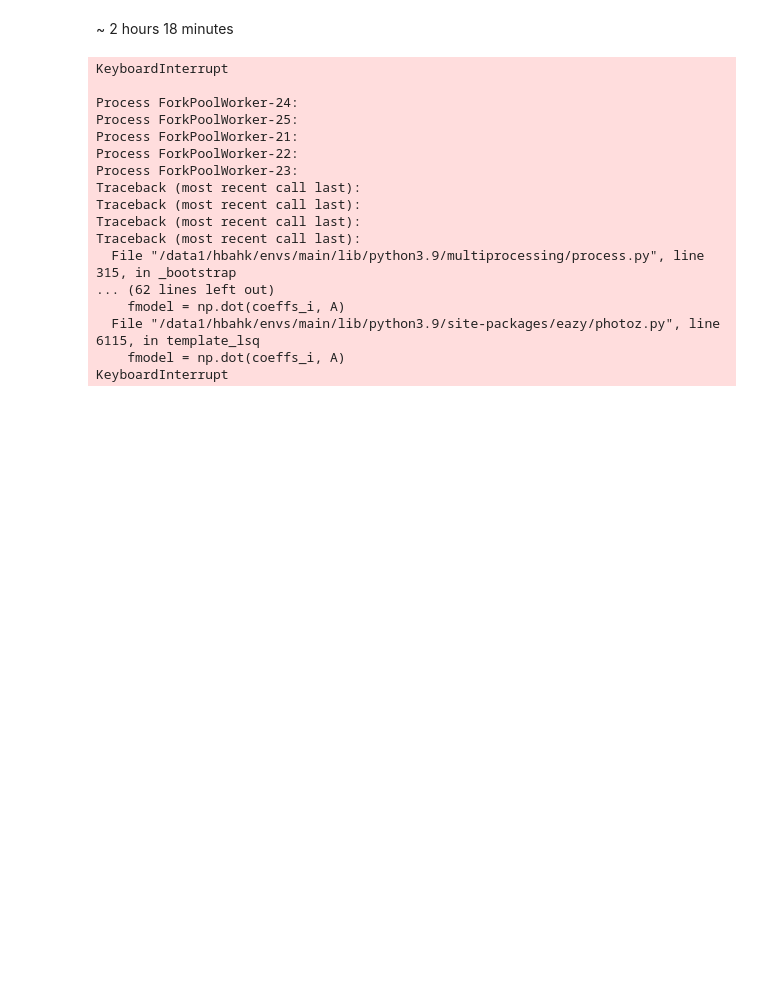
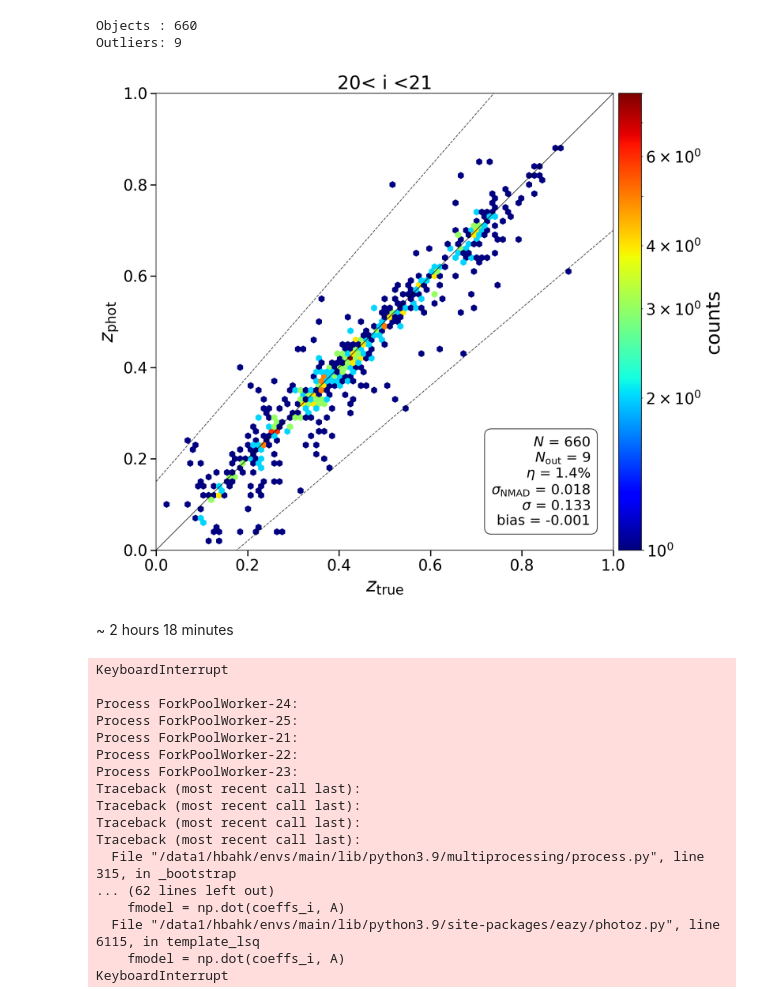
Before and after one commit to hbahk/spherex-challenge, a Jupyter notebook: challenge/run.ipynb, the cells around one changed output. Drawn from its saved outputs; the diff is of its cells as text; code cells hidden in the pictures; blank space fills up the shorter version.

Commit message:
save combined photometries and some runs

```diff
--- a/challenge/run.ipynb
+++ b/challenge/run.ipynb
@@ -158,6 +59,0 @@ print(len(lamb))
-# %%
-lines = open("../BROWN_COSMOS.list").readlines()
-with open(params['TEMPLATES_FILE'], 'w') as f:
-    for i, line in enumerate(lines):
-        if not line.startswith('#'):
-            f.write(f'{i+1:3d} ../{line}')
@@ -207,0 +65,27 @@ gc.collect()
+# %%
+imag = 21
+params['CATALOG_FILE']      = f"data/synphot_i{imag:02d}.dat"
+
+dir_output = WD/f"output_i{imag:02d}"
+dir_outfig = dir_output/f"outfig_i{imag:02d}"
+if not dir_output.exists():
+    dir_output.mkdir()
+if not dir_outfig.exists():
+    dir_outfig.mkdir()
+
+params['OUTPUT_DIRECTORY']  = dir_output.as_posix()
+params['MAIN_OUTPUT_FILE']  = f"output_i{imag:02d}"
+
+params['TEMPLATE_COMBOS']   = 1
+params['Z_STEP']            = 0.001
+
+with open('tempfilt0001.pickle', 'rb') as rfile:
+    tempfilt = pickle.load(rfile)
+
+# params['TEMPLATES_FILE']    = "BROWN_COSMOS.template"
+params['TEMPLATES_FILE']    = "spherex_brown_cosmos.templates"
+
+ez = eazy.photoz.PhotoZ(param_file=None, translate_file=translate_filename,
+                        zeropoint_file=None, params=params, tempfilt=tempfilt, )
+ez.fit_catalog(ez.idx, n_proc=1)
+# ez.fit_single_templates()
@@ -208,3 +117,19 @@ gc.collect()
+# %%
+cat = Table.read(WD/f'data/fiducial102_reduced_i{imag:02d}.fits')
+id_out = plot_comp_hexbin(cat['z_true'], ez.zbest, ez.chi2_best,
+                          'Fig1-comp_z_eazypy.png', ez.idx,
+                          label_x=r"$z_{\rm true}$", label_y=r"$z_{\rm phot}$",
+                          title=f"{imag-1:02d}< i <{imag:02d}",
+                          xmin=0, xmax=1, cmap='jet',
+                          scatter_plot=False, gridsize=(87,50), log_scale=False)
+
+cat['z_phot'] = ez.zbest
+cat['z_phot_chi2'] = ez.chi2_best
+cat.write(dir_output/f'simple_output_i{imag:02d}_prior.fits', overwrite=True)
+# %% [output]
+Objects : 660
+Outliers: 9
+[figure, added]
 # %%
 ez = eazy.photoz.PhotoZ(param_file=None, translate_file=translate_filename,
                         zeropoint_file=None, params=params, n_proc=30,
```
Also changed, not shown: parts of 17 cells of this notebook, 3 other files.
